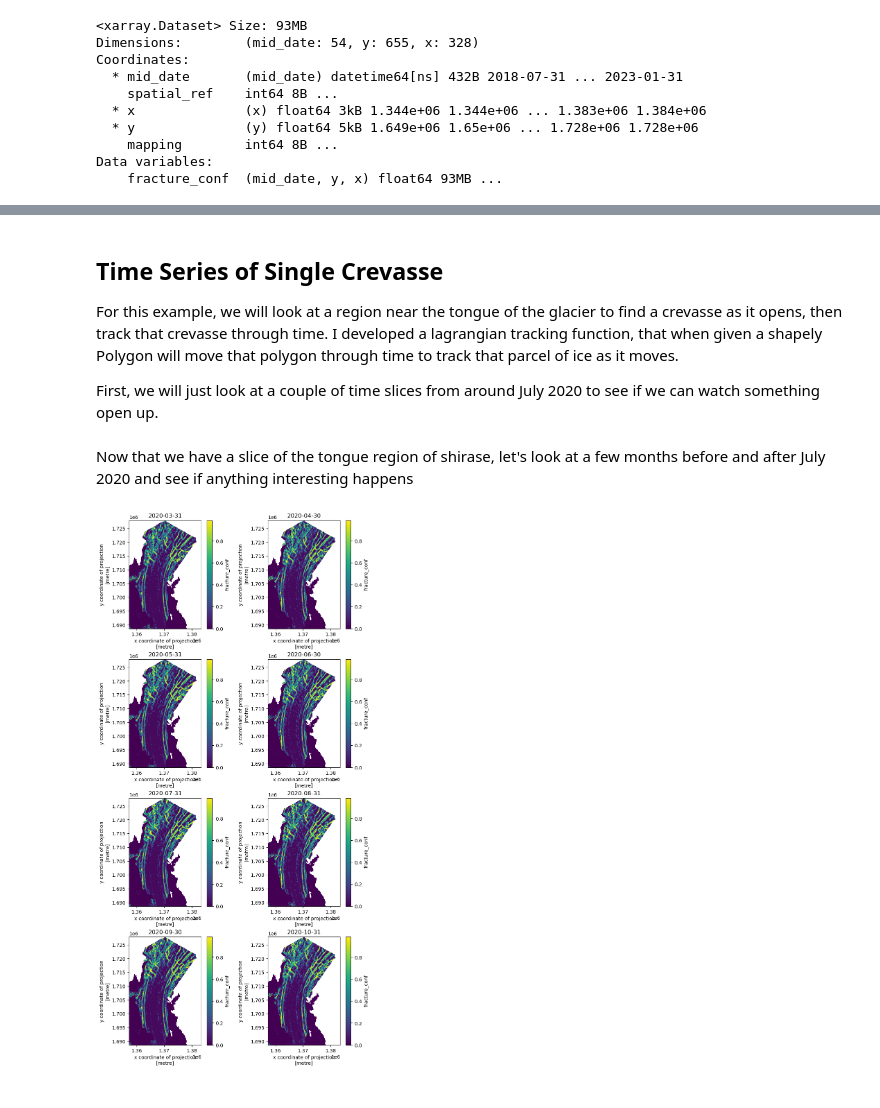
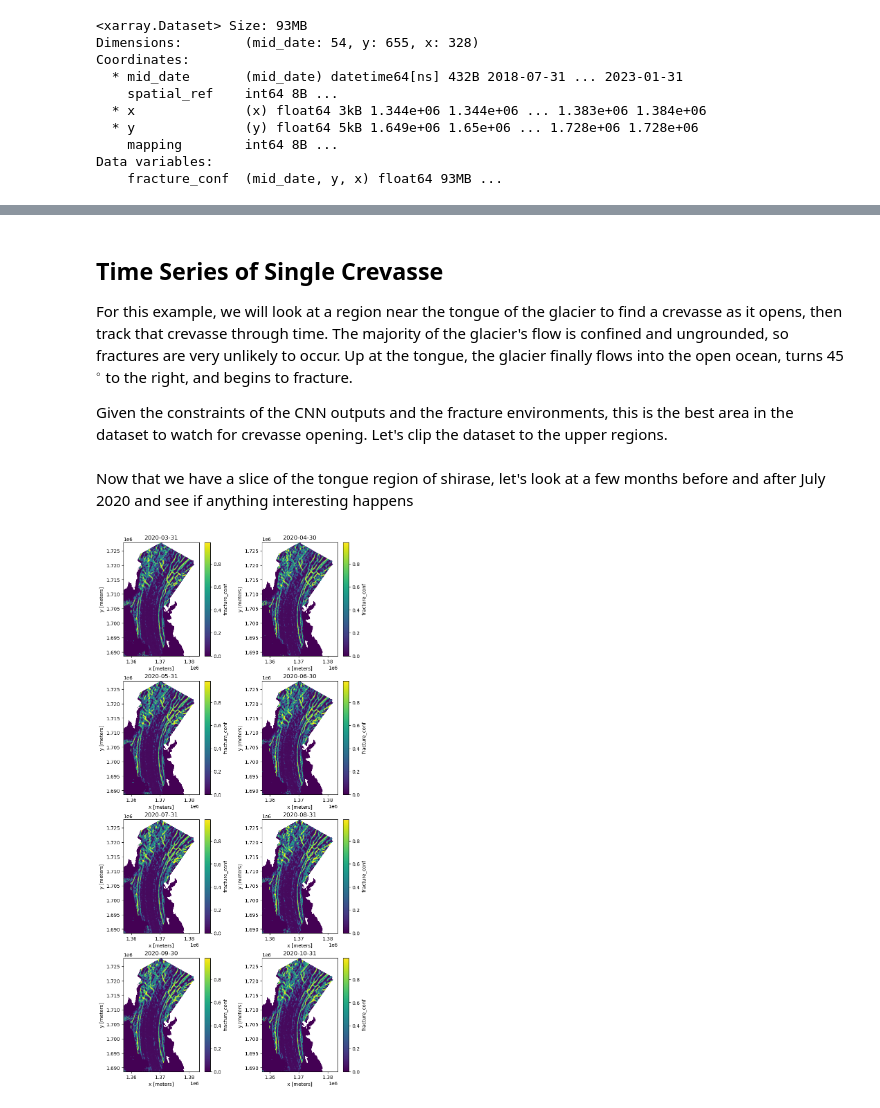
Before and after one commit to jackplogan33/ice-fracture-mechanics, a Jupyter notebook: notebooks/04-fracture-map-analysis.ipynb, the cells around one changed output, grey strips where cells are left out. Drawn from its saved outputs; the diff is of its cells as text; code cells hidden in the pictures.

```diff
--- a/notebooks/04-fracture-map-analysis.ipynb
+++ b/notebooks/04-fracture-map-analysis.ipynb
@@ -29,12 +37,9 @@ import itslivetools
 shirase_shape = gpd.read_file('../data/shirase-glacier/shirase.shp')
 
 # Load in ITS_LIVE velocities with shape
-shirase_stress = bit.get_data_cube(shape=shirase_shape, epsg=3031)
+shirase_stress = bit.get_data_cube(shape=shirase_shape, epsg=3031, dt_delta=19).compute()
 
-# Create a list of variable names
-vars = ['eps_eff', 'eps_xx', 'eps_yy', 'sigma_vm', 'sigma1', 'sigma2']
-
-# Call stress function, save outputs as new data vars
-shirase_stress[vars] = bit.compute_strain_stress(shirase_stress.vx, shirase_stress.vy, rotate=True)
+# Call stress function
+shirase_stress = bit.compute_strain_stress(shirase_stress, sav_gol=True, rotate=True)
 shirase_stress
 # %% [output]
@@ -113,0 +111,19 @@ The crevasse onset region we are looking at is between the x-values `x=1.344e6`
+# %%
+x1, y1 = 1365000, 1714200
+
+fig, ax = plt.subplots(layout='constrained')
+
+shirase_ds.fracture_conf[28].plot(ax=ax, cbar_kwargs={'label':'Fracture Confidence [0:1]'})
+shirase_shape.plot(ax=ax, facecolor='none')
+
+ax.scatter(x1, y1, s=75, c='r', ec='w', label='Parcel Location')
+
+ax.set_xlabel('x [meters]')
+ax.set_ylabel('y [meters]')
+ax.set_xlim(x1-5000, x1+5000)
+ax.set_ylim(y1-5000, y1+5000)
+
+ax.legend()
+ax.set_title('Fracure Map on November 30, 2020\nwith Parcel Location')
+
+plt.show()
@@ -114,10 +137,10 @@ The crevasse onset region we are looking at is between the x-values `x=1.344e6`
 # %%
-# grab the shirase onset region using the sel func
-onset_region = shirase_ds.sel(x=slice(1.344e6,1.36e6), y=slice(1.67e6, 1.683e6))
-
 # The point to be plotted on a time series, add buffer area around point
-x, y = (1.353e6, 1.675e6)
-buffer = 6e4
+x, y = 1365000, 1714200
+start_index = 28
+buffer = 200
 
 # select the area around the point, take a spatial mean
-time_series = onset_region.sel(x=slice(x-buffer, x+buffer), y=slice(y-buffer, y+buffer),).mean(['x','y'], skipna=True)
+parcel, points = bit.parcel_strain_stress(shirase_ds, x, y, buffer=buffer,
+                                          start_index=start_index, steps_reverse=start_index)
+parcel
@@ -181,9 +233,9 @@ Now that we've looked at this onset region, let's take a look at one of the fast
 # %% [markdown]
 ## Time Series of Single Crevasse
 
-For this example, we will look at a region near the tongue of the glacier to find a crevasse as it opens, then track that crevasse through time. I developed a lagrangian tracking function, that when given a shapely Polygon will move that polygon through time to track that parcel of ice as it moves.
+For this example, we will look at a region near the tongue of the glacier to find a crevasse as it opens, then track that crevasse through time. The majority of the glacier's flow is confined and ungrounded, so fractures are very unlikely to occur. Up at the tongue, the glacier finally flows into the open ocean, turns 45$^{\circ}$ to the right, and begins to fracture.
 
-First, we will just look at a couple of time slices from around July 2020 to see if we can watch something open up.
+Given the constraints of the CNN outputs and the fracture environments, this is the best area in the dataset to watch for crevasse opening. Let's clip the dataset to the upper regions.
 # %%
 # Clip shirase to the tongue region
 shirase_tongue = shirase_ds.isel(x=slice(109, -1), y=slice(327, -1))
@@ -192,12 +244,14 @@ Now that we have a slice of the tongue region of shirase, let's look at a few mo
 # %%
 fig, axs = plt.subplots(ncols=2, nrows=4, figsize=(8,16), layout='constrained')
 axs = axs.flatten()
 for i, ax in zip(range(-3, 5), axs):
 
     shirase_tongue.fracture_conf[23+i].plot(ax=ax)
     ax.set_title(f'{np.datetime64(shirase_tongue.mid_date[23 + i].data, "D")}')
     ax.set_aspect('equal')
+    ax.set_xlabel('x [meters]')
+    ax.set_ylabel('y [meters]')
 plt.show()
 # %% [output]
-[figure, old version]
+[figure, new version]
 # %% [markdown]
```
Also changed, not shown: parts of 33 cells of this notebook.
